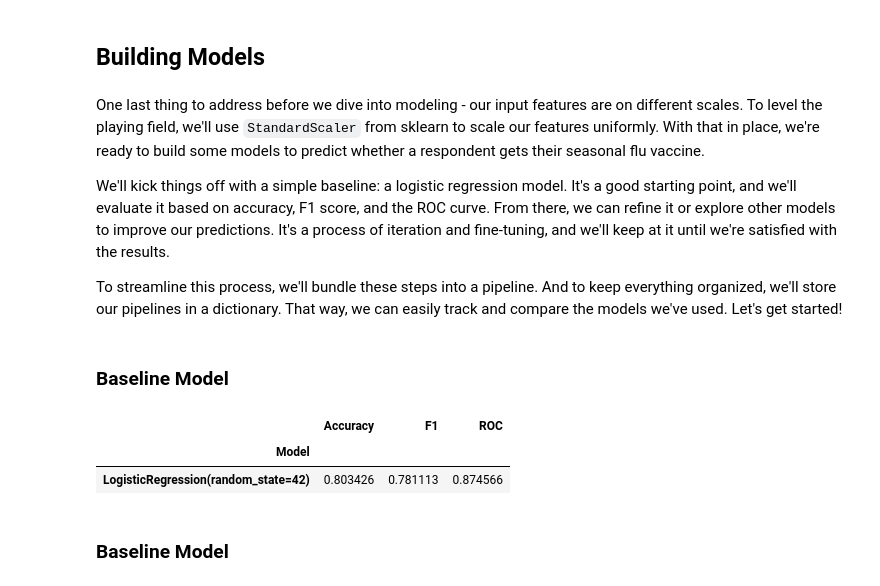
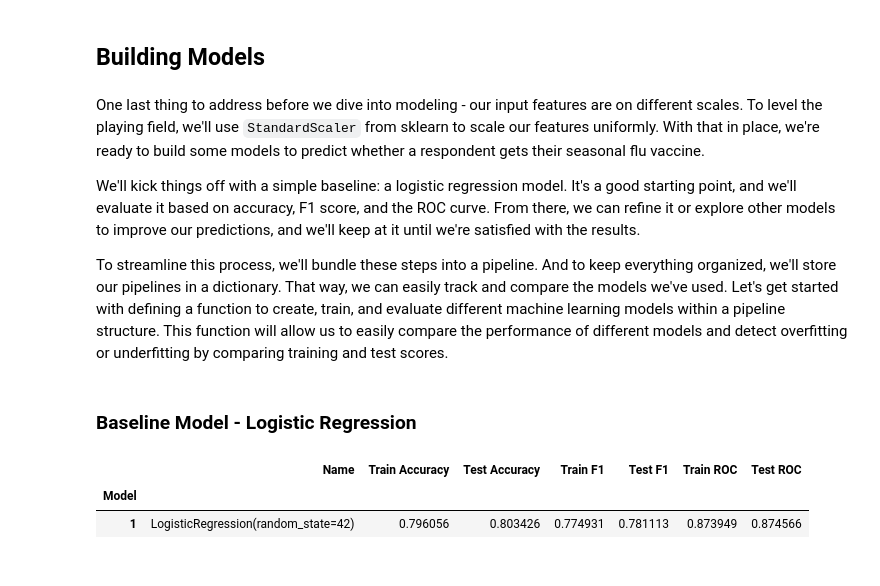
Before and after one commit to pmjustafort/flushotlearning, a Jupyter notebook: index.ipynb, the cells around one changed output. Cells and saved outputs as stored; diff of their text form; code cells hidden in the pictures.

```diff
--- a/index.ipynb
+++ b/index.ipynb
@@ -234,9 +232,9 @@ Great, we have no null values in `y`. We can now get to building our models!
 # %% [markdown]
 One last thing to address before we dive into modeling - our input features are on different scales. To level the playing field, we'll use `StandardScaler` from sklearn to scale our features uniformly. With that in place, we're ready to build some models to predict whether a respondent gets their seasonal flu vaccine.
 
-We'll kick things off with a simple baseline: a logistic regression model. It's a good starting point, and we'll evaluate it based on accuracy, F1 score, and the ROC curve. From there, we can refine it or explore other models to improve our predictions. It's a process of iteration and fine-tuning, and we'll keep at it until we're satisfied with the results.
+We'll kick things off with a simple baseline: a logistic regression model. It's a good starting point, and we'll evaluate it based on accuracy, F1 score, and the ROC curve. From there, we can refine it or explore other models to improve our predictions, and we'll keep at it until we're satisfied with the results.
 
-To streamline this process, we'll bundle these steps into a pipeline. And to keep everything organized, we'll store our pipelines in a dictionary. That way, we can easily track and compare the models we've used. Let's get started!
+To streamline this process, we'll bundle these steps into a pipeline. And to keep everything organized, we'll store our pipelines in a dictionary. That way, we can easily track and compare the models we've used. Let's get started with defining a function to create, train, and evaluate different machine learning models within a pipeline structure. This function will allow us to easily compare the performance of different models and detect overfitting or underfitting by comparing training and test scores.
 # %%
 from sklearn.pipeline import Pipeline
 from sklearn.preprocessing import StandardScaler
@@ -266,18 +284,29 @@ stats_df = pd.DataFrame({'Model': [], 'Accuracy': [], 'F1': [], 'ROC': []})
 # %% [markdown]
-### Baseline Model
+### Baseline Model - Logistic Regression
 # %%
+from sklearn.linear_model import LogisticRegression
+
+model_name_1 = 'baseline_model'
+
 base_pipeline = Pipeline([
         ('standard_scaler', StandardScaler()),
-        ('baseline_model', LogisticRegression(random_state=seed))
+        (model_name_1, LogisticRegression(random_state=seed))
     ])
 
-pipelines['baseline_model'] = base_pipeline
+pipelines[model_name_1] = base_pipeline
 
-stats_df = log_stats(pipelines['baseline_model'], stats_df, X_train, X_test, y_train, y_test, 1)
+stats_df = run_pipeline(
+    pipelines[model_name_1],
+    stats_df,
+    X_train,
+    X_test,
+    y_train,
+    y_test,
+    1
+)
+
 stats_df
 # %% [output]
-|  | Accuracy | F1 | ROC |
-| Model |  |  |  |
-| LogisticRegression(random_state=42) | 0.803426 | 0.781113 | 0.874566 |
+|  | Name | Train Accuracy | Test Accuracy | Train F1 | Test F1 | Train ROC | Test ROC |
+| Model |  |  |  |  |  |  |  |
+| 1 | LogisticRegression(random_state=42) | 0.796056 | 0.803426 | 0.774931 | 0.781113 | 0.873949 | 0.874566 |
-# %% [markdown]
-### Baseline Model
```
Also changed, not shown: parts of 8 cells of this notebook.
